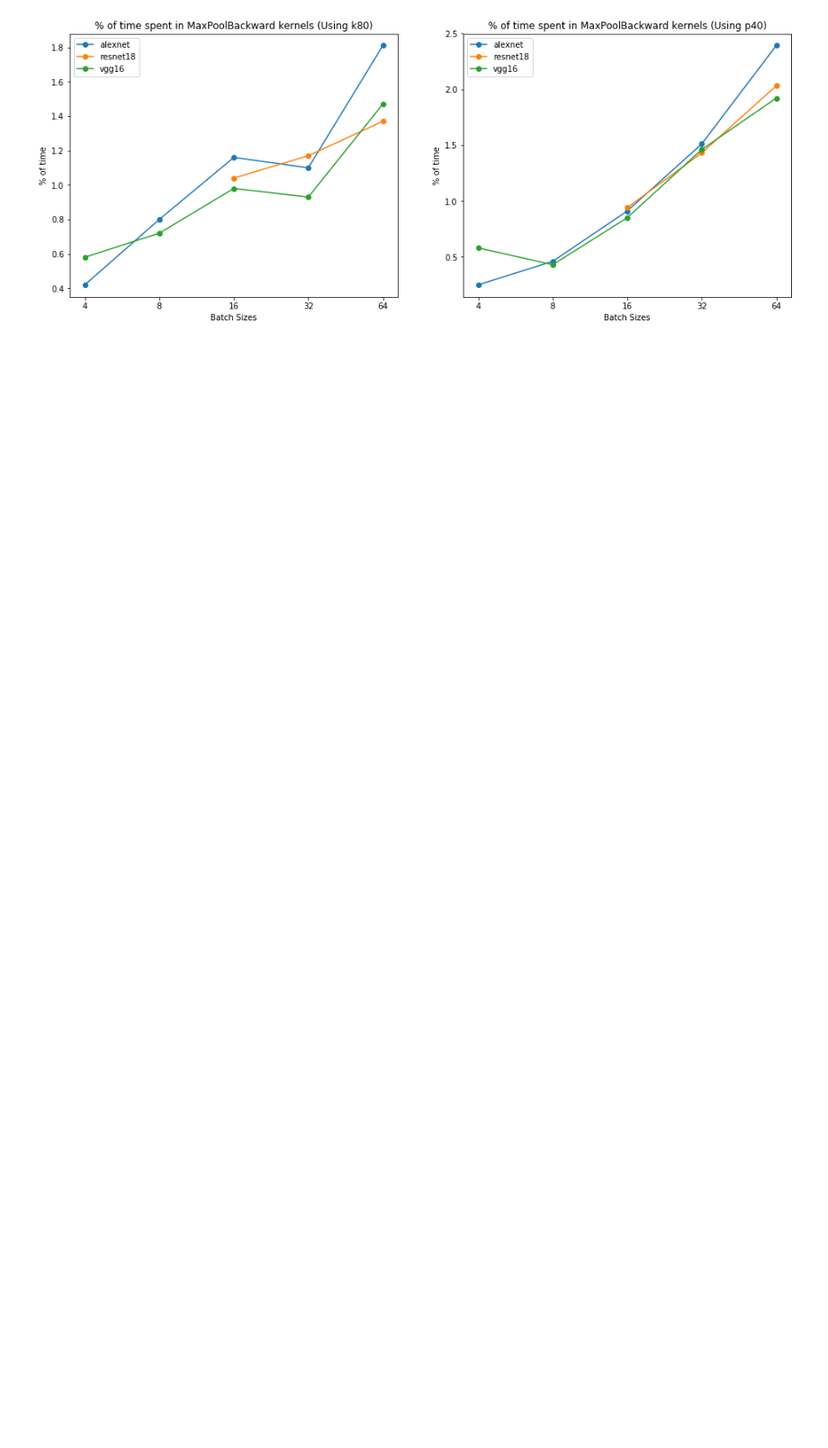
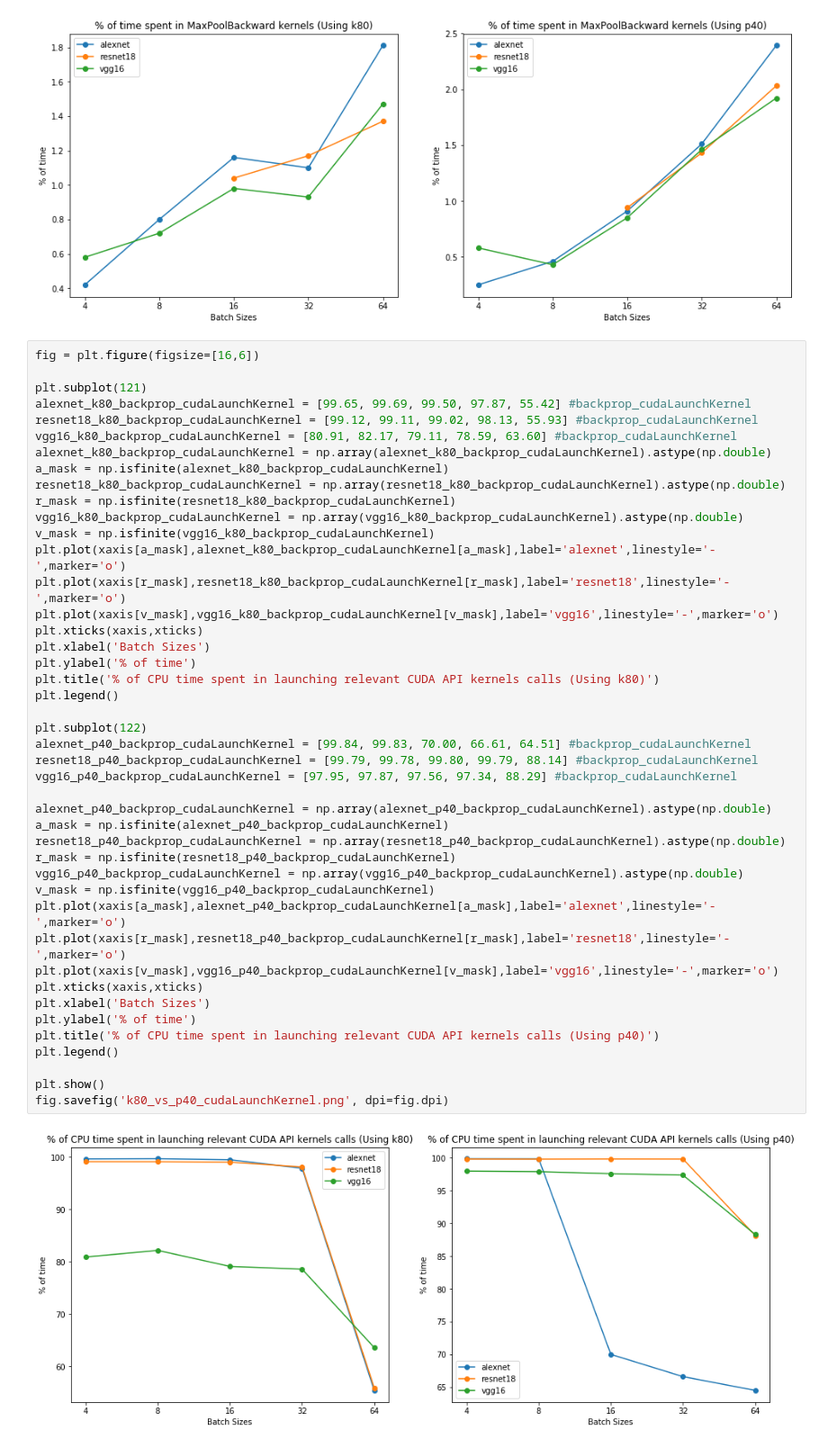
Before and after one commit to pramitmallick/examples, a Jupyter notebook: imagenet/plots.ipynb, the cells around one changed output. Shown at 90% size. Cells and saved outputs as stored; diff of their text form; blank space fills up the shorter version.

```diff
--- a/imagenet/plots.ipynb
+++ b/imagenet/plots.ipynb
@@ -435,3 +435,49 @@ plt.show()
 fig.savefig('k80_vs_p40_MaxPoolBackward.png', dpi=fig.dpi)
 # %% [output]
 [figure]
+# %%
+fig = plt.figure(figsize=[16,6])
+
+plt.subplot(121)
+alexnet_k80_backprop_cudaLaunchKernel = [99.65, 99.69, 99.50, 97.87, 55.42] #backprop_cudaLaunchKernel
+resnet18_k80_backprop_cudaLaunchKernel = [99.12, 99.11, 99.02, 98.13, 55.93] #backprop_cudaLaunchKernel
+vgg16_k80_backprop_cudaLaunchKernel = [80.91, 82.17, 79.11, 78.59, 63.60] #backprop_cudaLaunchKernel
+alexnet_k80_backprop_cudaLaunchKernel = np.array(alexnet_k80_backprop_cudaLaunchKernel).astype(np.double)
+a_mask = np.isfinite(alexnet_k80_backprop_cudaLaunchKernel)
+resnet18_k80_backprop_cudaLaunchKernel = np.array(resnet18_k80_backprop_cudaLaunchKernel).astype(np.double)
+r_mask = np.isfinite(resnet18_k80_backprop_cudaLaunchKernel)
+vgg16_k80_backprop_cudaLaunchKernel = np.array(vgg16_k80_backprop_cudaLaunchKernel).astype(np.double)
+v_mask = np.isfinite(vgg16_k80_backprop_cudaLaunchKernel)
+plt.plot(xaxis[a_mask],alexnet_k80_backprop_cudaLaunchKernel[a_mask],label='alexnet',linestyle='-',marker='o')
+plt.plot(xaxis[r_mask],resnet18_k80_backprop_cudaLaunchKernel[r_mask],label='resnet18',linestyle='-',marker='o')
+plt.plot(xaxis[v_mask],vgg16_k80_backprop_cudaLaunchKernel[v_mask],label='vgg16',linestyle='-',marker='o')
+plt.xticks(xaxis,xticks)
+plt.xlabel('Batch Sizes')
+plt.ylabel('% of time')
+plt.title('% of CPU time spent in launching relevant CUDA API kernels calls (Using k80)')
+plt.legend()
+
+plt.subplot(122)
+alexnet_p40_backprop_cudaLaunchKernel = [99.84, 99.83, 70.00, 66.61, 64.51] #backprop_cudaLaunchKernel
+resnet18_p40_backprop_cudaLaunchKernel = [99.79, 99.78, 99.80, 99.79, 88.14] #backprop_cudaLaunchKernel
+vgg16_p40_backprop_cudaLaunchKernel = [97.95, 97.87, 97.56, 97.34, 88.29] #backprop_cudaLaunchKernel
+
+alexnet_p40_backprop_cudaLaunchKernel = np.array(alexnet_p40_backprop_cudaLaunchKernel).astype(np.double)
+a_mask = np.isfinite(alexnet_p40_backprop_cudaLaunchKernel)
+resnet18_p40_backprop_cudaLaunchKernel = np.array(resnet18_p40_backprop_cudaLaunchKernel).astype(np.double)
+r_mask = np.isfinite(resnet18_p40_backprop_cudaLaunchKernel)
+vgg16_p40_backprop_cudaLaunchKernel = np.array(vgg16_p40_backprop_cudaLaunchKernel).astype(np.double)
+v_mask = np.isfinite(vgg16_p40_backprop_cudaLaunchKernel)
+plt.plot(xaxis[a_mask],alexnet_p40_backprop_cudaLaunchKernel[a_mask],label='alexnet',linestyle='-',marker='o')
+plt.plot(xaxis[r_mask],resnet18_p40_backprop_cudaLaunchKernel[r_mask],label='resnet18',linestyle='-',marker='o')
+plt.plot(xaxis[v_mask],vgg16_p40_backprop_cudaLaunchKernel[v_mask],label='vgg16',linestyle='-',marker='o')
+plt.xticks(xaxis,xticks)
+plt.xlabel('Batch Sizes')
+plt.ylabel('% of time')
+plt.title('% of CPU time spent in launching relevant CUDA API kernels calls (Using p40)')
+plt.legend()
+
+plt.show()
+fig.savefig('k80_vs_p40_cudaLaunchKernel.png', dpi=fig.dpi)
+# %% [output]
+[figure, added]
```
Also changed, not shown: parts of 6 cells of this notebook, 9 other files.
